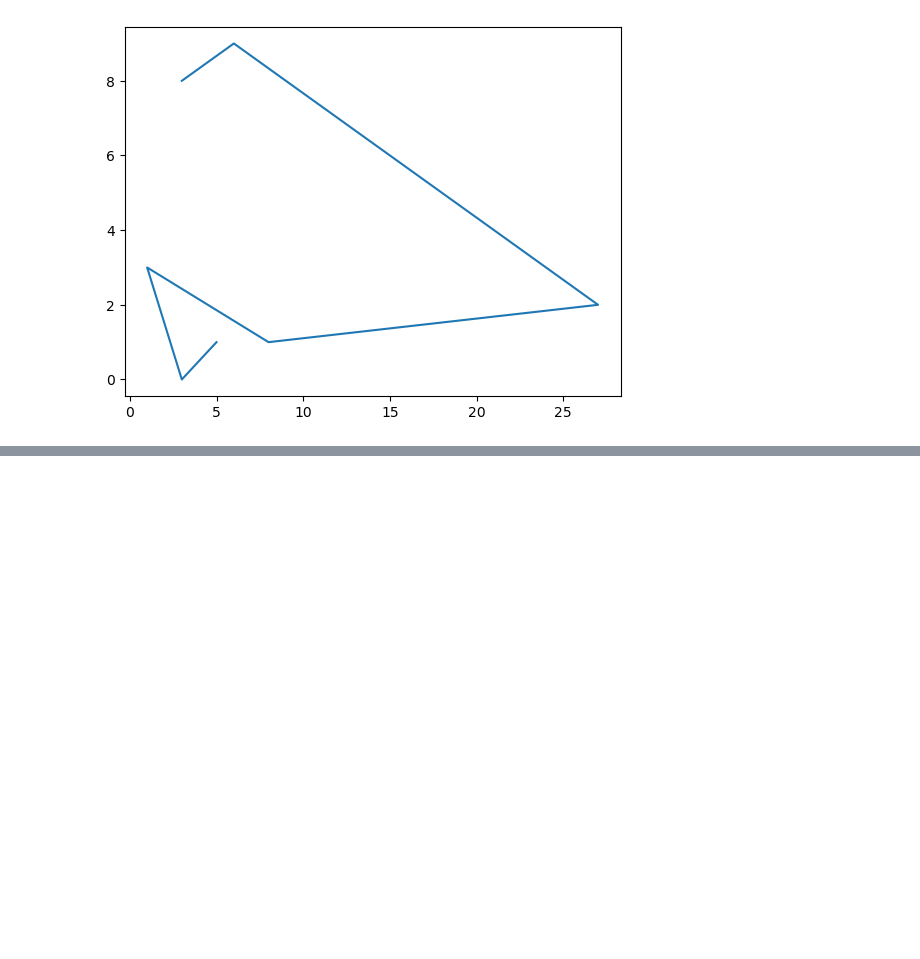
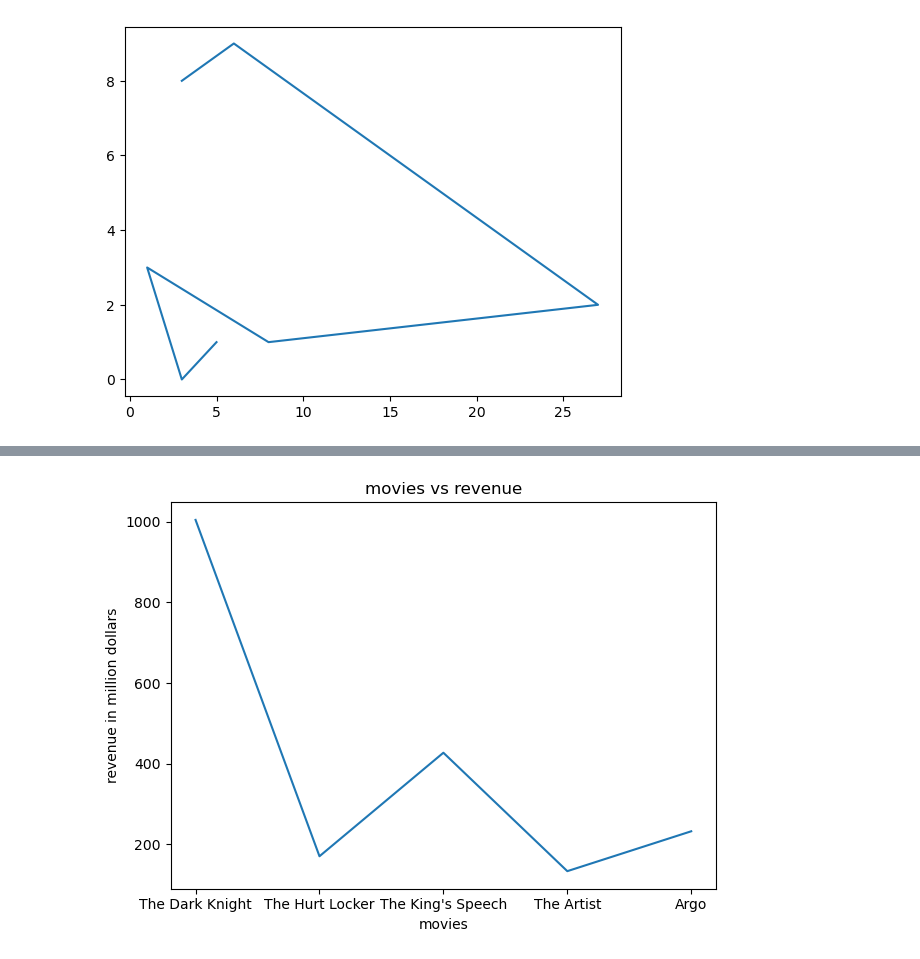
Before and after one commit to noumandawar2022/Prime-AI-ML, a Jupyter notebook: Phase_05_DataVisualization/Part_01.ipynb, the cells around one changed output, grey strips where cells are left out. Saved outputs shown, nothing was run; the diff lists cells and outputs as text; code cells hidden in the pictures; blank space fills up the shorter version.

```diff
--- a/Phase_05_DataVisualization/Part_01.ipynb
+++ b/Phase_05_DataVisualization/Part_01.ipynb
@@ -32,0 +59,21 @@ plt.show()
+# %%
+# Oscar Winner Movies
+movies = [
+"The Dark Knight",
+"The Hurt Locker",
+"The King's Speech",
+"The Artist",
+"Argo"]
+# Oscar Moives
+years = [2008, 2009, 2010, 2011, 2012]
+revenue = [1005, 170, 427, 133, 232] # in $M
+
+plt.plot(movies,revenue)
+plt.title("movies vs revenue")
+plt.xlabel("movies")
+plt.ylabel("revenue in million dollars")
+plt.tight_layout()
+
+plt.savefig("final.png")
+# %% [output]
+[figure, added]
```
Also changed, not shown: parts of 9 cells of this notebook, 5 other files.
